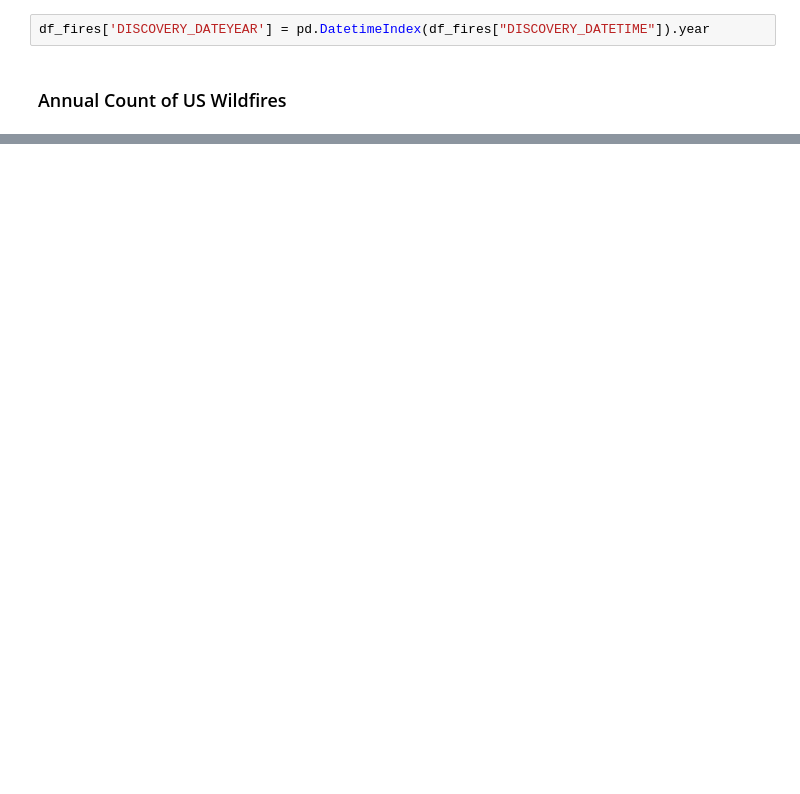
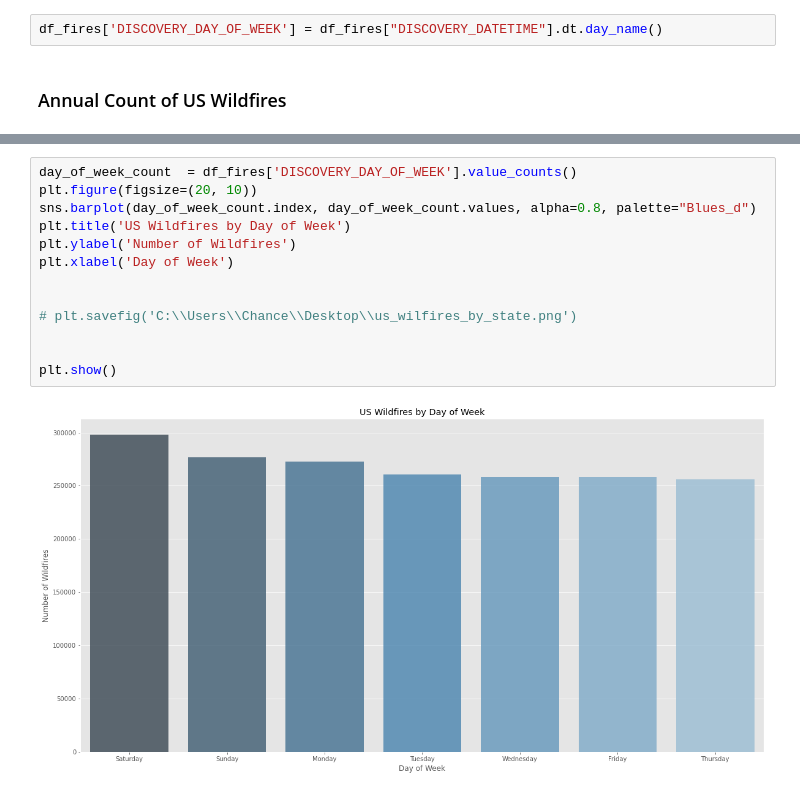
Before and after one commit to RobinsonCW/USWildfireAnalysis, a Jupyter notebook: src/exploratory_data_analysis/chance/python/Exploratory_Data_Analysis.ipynb, the cells around one changed output, grey strips where cells are left out. Cells and saved outputs as stored; diff of their text form; blank space fills up the shorter version.

```diff
--- a/src/exploratory_data_analysis/chance/python/Exploratory_Data_Analysis.ipynb
+++ b/src/exploratory_data_analysis/chance/python/Exploratory_Data_Analysis.ipynb
@@ -142,7 +194,7 @@ OBJECTID
 5    1600
 Name: DISCOVERY_TIME, dtype: object
 # %%
-df_fires['DISCOVERY_DATEYEAR'] = pd.DatetimeIndex(df_fires["DISCOVERY_DATETIME"]).year
+df_fires['DISCOVERY_DAY_OF_WEEK'] = df_fires["DISCOVERY_DATETIME"].dt.day_name()
 # %% [markdown]
 ### Annual Count of US Wildfires
 # %%
@@ -176,3 +228,18 @@ plt.savefig('C:\\Users\\Chance\\Desktop\\us_wilfires_by_state.png')
 plt.show()
 # %% [output]
 [figure]
+# %%
+day_of_week_count  = df_fires['DISCOVERY_DAY_OF_WEEK'].value_counts()
+plt.figure(figsize=(20, 10))
+sns.barplot(day_of_week_count.index, day_of_week_count.values, alpha=0.8, palette="Blues_d")
+plt.title('US Wildfires by Day of Week')
+plt.ylabel('Number of Wildfires')
+plt.xlabel('Day of Week')
+
+
+# plt.savefig('C:\\Users\\Chance\\Desktop\\us_wilfires_by_state.png')
+
+
+plt.show()
+# %% [output]
+[figure, added]
```
Also changed, not shown: parts of 21 cells of this notebook.
